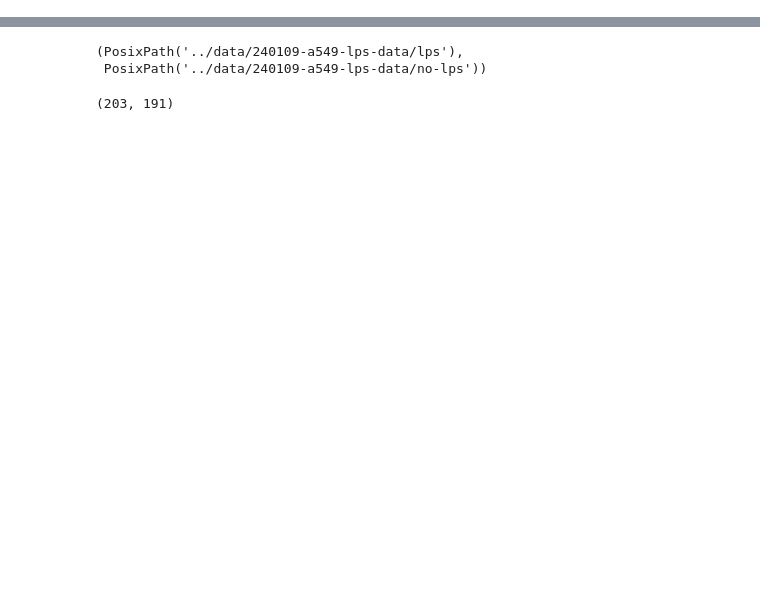
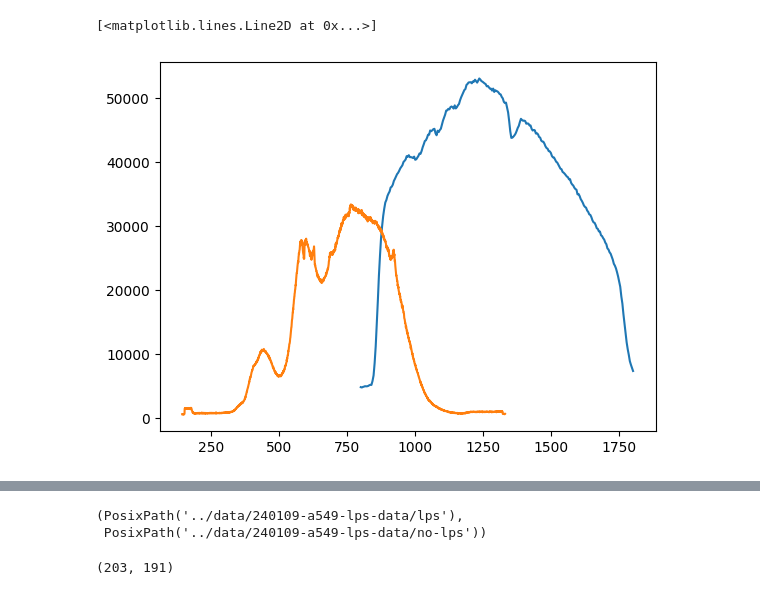
Before and after one commit to bsaintjo/irf-poc, a Jupyter notebook: notebooks/a549.ipynb, the cells around one changed output, grey strips where cells are left out. Saved outputs shown, nothing was run; the diff lists cells and outputs as text; code cells hidden in the pictures; blank space fills up the shorter version.

```diff
--- a/notebooks/a549.ipynb
+++ b/notebooks/a549.ipynb
@@ -9,0 +27,7 @@ from pathlib import Path
+# %%
+no_cuvette = pd.read_csv("../data/240109-a549-lps-data/calibration/(no-cuvette-light)_LBL_2023-10-24_15h46m35s_0x000003f1_0x000003f3.csv", header=5)
+plt.plot(np.linspace(800, 1800, 256), no_cuvette.iloc[:, no_cuvette.columns == "2000.9"].dropna())
+plt.plot(np.linspace(144, 1330, 2048), no_cuvette.iloc[:, no_cuvette.columns == "2000.19"].dropna())
+# %% [output]
+[<matplotlib.lines.Line2D at 0x...>]
+[figure, added]
```
Also changed, not shown: parts of 30 cells of this notebook.
